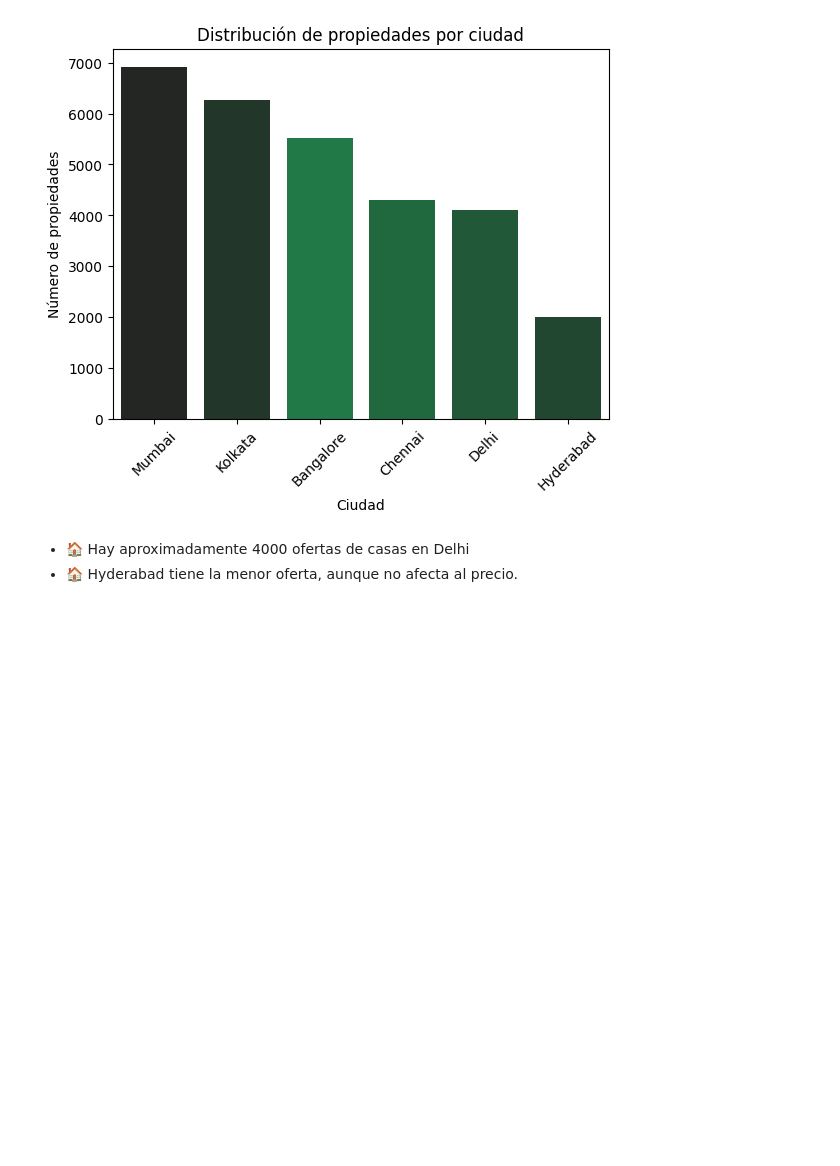
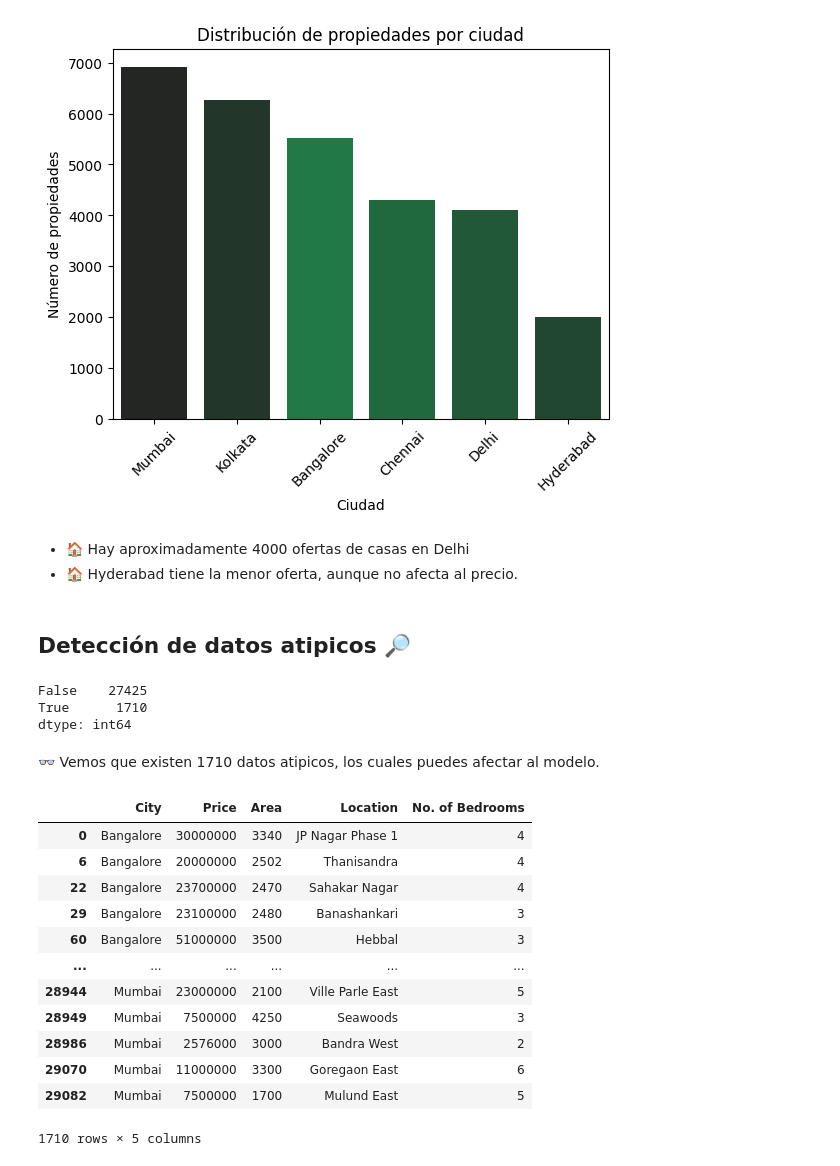
Before and after one commit to C0SS10/AI4ENG-II, a Jupyter notebook: House-Price-Predict.ipynb, the cells around one changed output. Saved outputs shown, nothing was run; the diff lists cells and outputs as text; code cells hidden in the pictures; blank space fills up the shorter version.

```diff
--- a/House-Price-Predict.ipynb
+++ b/House-Price-Predict.ipynb
@@ -176,3 +176,5 @@ plt.show()
 # %% [markdown]
 - 🏠 Hay aproximadamente 4000 ofertas de casas en Delhi
 - 🏠 Hyderabad tiene la menor oferta, aunque no afecta al precio.
+# %% [markdown]
+## **Detección de datos atipicos 🔎**
@@ -178,0 +188,29 @@ plt.show()
+# %%
+atipicos.value_counts()sns.countplot(x='City', data=house_data, order=house_data['City'].value_counts().index, hue='City', palette='dark:#184_r')
+plt.title('Distribución de propiedades por ciudad')
+plt.xlabel('Ciudad')
+plt.ylabel('Número de propiedades')
+plt.xticks(rotation=45)
+plt.show()
+# %% [output]
+False    27425
+True      1710
+dtype: int64
+# %% [markdown]
+👓 Vemos que existen 1710 datos atipicos, los cuales puedes afectar al modelo.
+# %%
+house_data[atipicos]
+# %% [output]
+|  | City | Price | Area | Location | No. of Bedrooms |
+| 0 | Bangalore | 30000000 | 3340 | JP Nagar Phase 1 | 4 |
+| 6 | Bangalore | 20000000 | 2502 | Thanisandra | 4 |
+| 22 | Bangalore | 23700000 | 2470 | Sahakar Nagar | 4 |
+| 29 | Bangalore | 23100000 | 2480 | Banashankari | 3 |
+| 60 | Bangalore | 51000000 | 3500 | Hebbal | 3 |
+| ... | ... | ... | ... | ... | ... |
+| 28944 | Mumbai | 23000000 | 2100 | Ville Parle East | 5 |
+| 28949 | Mumbai | 7500000 | 4250 | Seawoods | 3 |
+| 28986 | Mumbai | 2576000 | 3000 | Bandra West | 2 |
+| 29070 | Mumbai | 11000000 | 3300 | Goregaon East | 6 |
+| 29082 | Mumbai | 7500000 | 1700 | Mulund East | 5 |
+1710 rows × 5 columns
```
Also changed, not shown: parts of 5 cells of this notebook.
